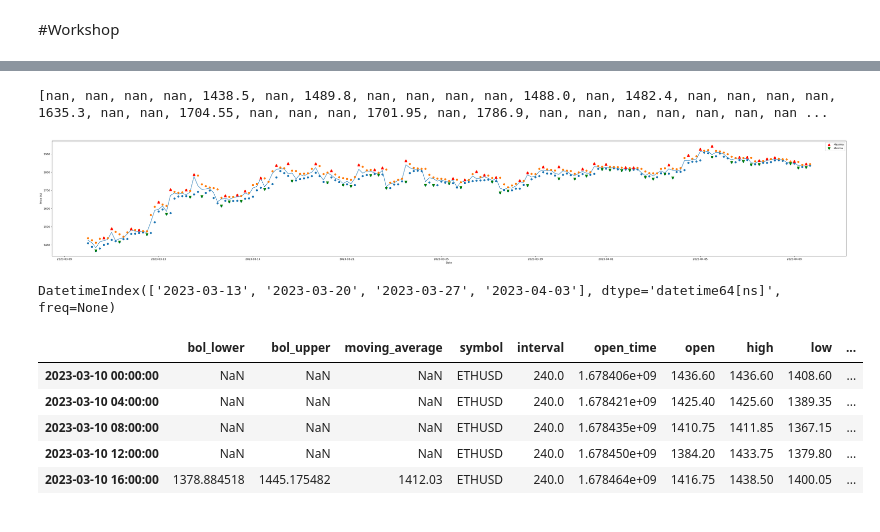
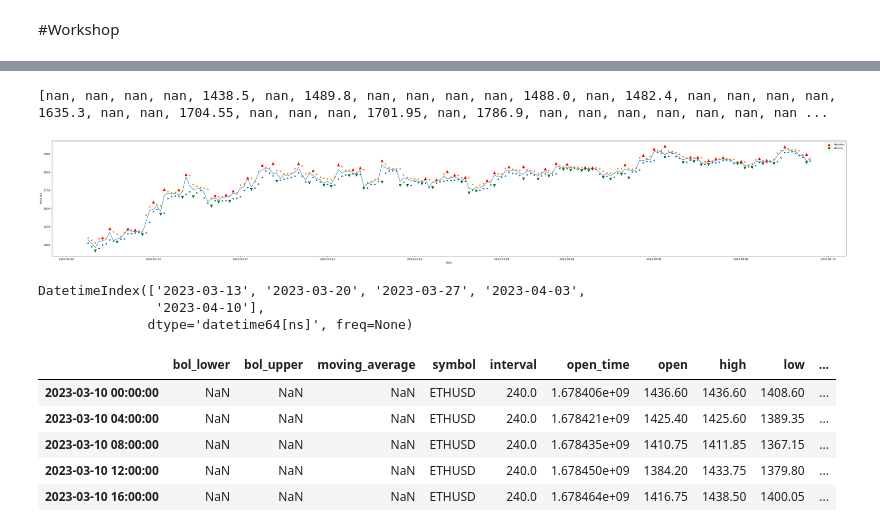
Before and after one commit to Lasttrader/LT_finance_and_trading, a Jupyter notebook: 09_04_2023_fintech.ipynb, the cells around one changed output, grey strips where cells are left out. Cells and saved outputs as stored; diff of their text form; code cells hidden in the pictures.

```diff
--- a/09_04_2023_fintech.ipynb
+++ b/09_04_2023_fintech.ipynb
@@ -258,33 +336,33 @@ data.head()
 # %%
 
 #local max close
 data['local_max'] = data['high'][
   (data['high'].shift(1) < data['high']) &
   (data['high'].shift(-1) < data['high'])]
 
 #local min close
 data['local_min'] = data['low'][
   (data['low'].shift(1) > data['low']) &
   (data['low'].shift(-1) > data['low'])]
 
 colors = plt.rcParams['axes.prop_cycle'].by_key()['color']
 
 print(list(data['local_max']))
 #plot
 plt.figure(figsize=(55, 8))
 plt.plot(data['close'], zorder=0)
-plt.scatter(data.index, data['low'], s=50)
-plt.scatter(data.index, data['high'],s=50)
+plt.scatter(data.index, data['low'], s=25)
+plt.scatter(data.index, data['high'],s=25)
 plt.scatter(data.index, data['local_max'], s=100,
   label='Maxima', marker='^', c='r')
 plt.scatter(data.index, data['local_min'], s=100,
   label='Minima', marker='v', c='g')
 plt.xlabel('Date')
 plt.ylabel('Price ($)')
 #plt.title(f'Local Maxima and Minima for {ticker}')
 plt.legend()
 plt.show()
 # %% [output]
 [nan, nan, nan, nan, 1438.5, nan, 1489.8, nan, nan, nan, nan, 1488.0, nan, 1482.4, nan, nan, nan, nan, 1635.3, nan, nan, 1704.55, nan, nan, nan, 1701.95, nan, 1786.9, nan, nan, nan, nan, nan, nan, nan ...
-[figure, old version]
+[figure, new version]
 # %%
@@ -314,13 +392,16 @@ plt.show()
 # %%
 #filters by day_week, to find any day
 filter_day = 'D'
+day_of_week = 0
 days_week = pd.date_range(data.index[0], data.index[-1], freq=filter_day).to_series().dt.dayofweek
-days_week[days_week == 0 ].index
+days_week[days_week == day_of_week ].index
 # %% [output]
-DatetimeIndex(['2023-03-13', '2023-03-20', '2023-03-27', '2023-04-03'], dtype='datetime64[ns]', freq=None)
+DatetimeIndex(['2023-03-13', '2023-03-20', '2023-03-27', '2023-04-03',
+               '2023-04-10'],
+              dtype='datetime64[ns]', freq=None)
 # %%
 # Define the parameters for the Bollinger Band calculation
-ma_size = 5
+ma_size = 21
 bol_size = 2
 # Calculate the SMA
 data.insert(0, 'moving_average', data['close'].rolling(ma_size).mean())
@@ -336,5 +417,5 @@ data.head()
 | 2023-03-10 04:00:00 | NaN | NaN | NaN | ETHUSD | 240.0 | 1.678421e+09 | 1425.40 | 1425.60 | 1389.35 | ... |
 | 2023-03-10 08:00:00 | NaN | NaN | NaN | ETHUSD | 240.0 | 1.678435e+09 | 1410.75 | 1411.85 | 1367.15 | ... |
 | 2023-03-10 12:00:00 | NaN | NaN | NaN | ETHUSD | 240.0 | 1.678450e+09 | 1384.20 | 1433.75 | 1379.80 | ... |
-| 2023-03-10 16:00:00 | 1378.884518 | 1445.175482 | 1412.03 | ETHUSD | 240.0 | 1.678464e+09 | 1416.75 | 1438.50 | 1400.05 | ... |
+| 2023-03-10 16:00:00 | NaN | NaN | NaN | ETHUSD | 240.0 | 1.678464e+09 | 1416.75 | 1438.50 | 1400.05 | ... |
 # %%
```
Also changed, not shown: parts of 32 cells of this notebook.
